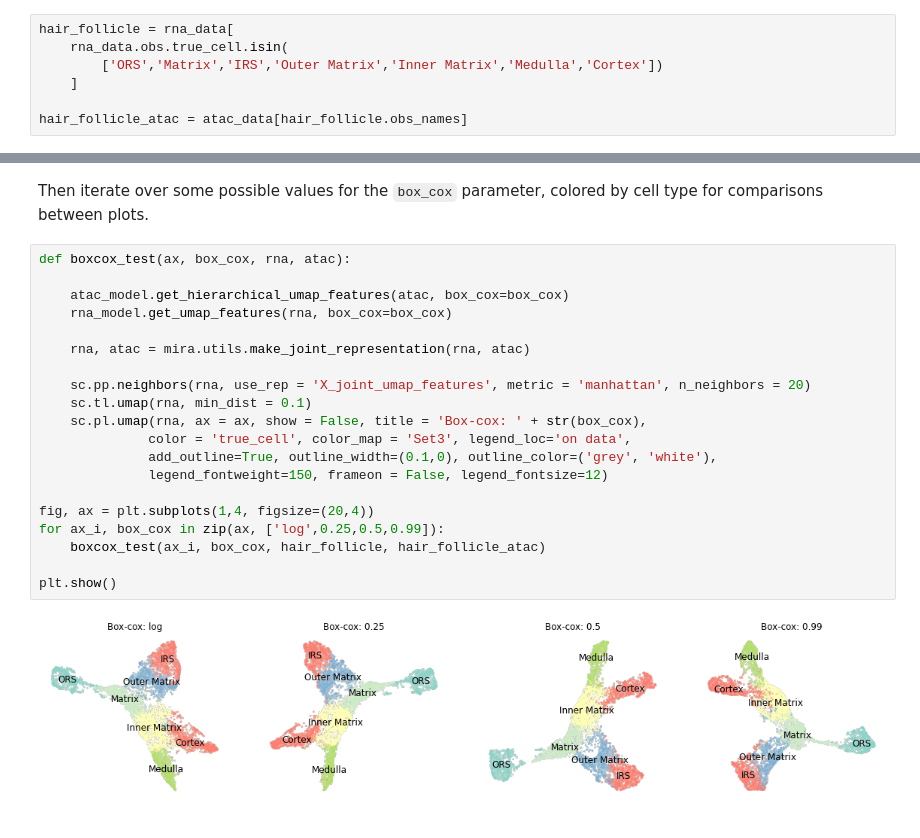
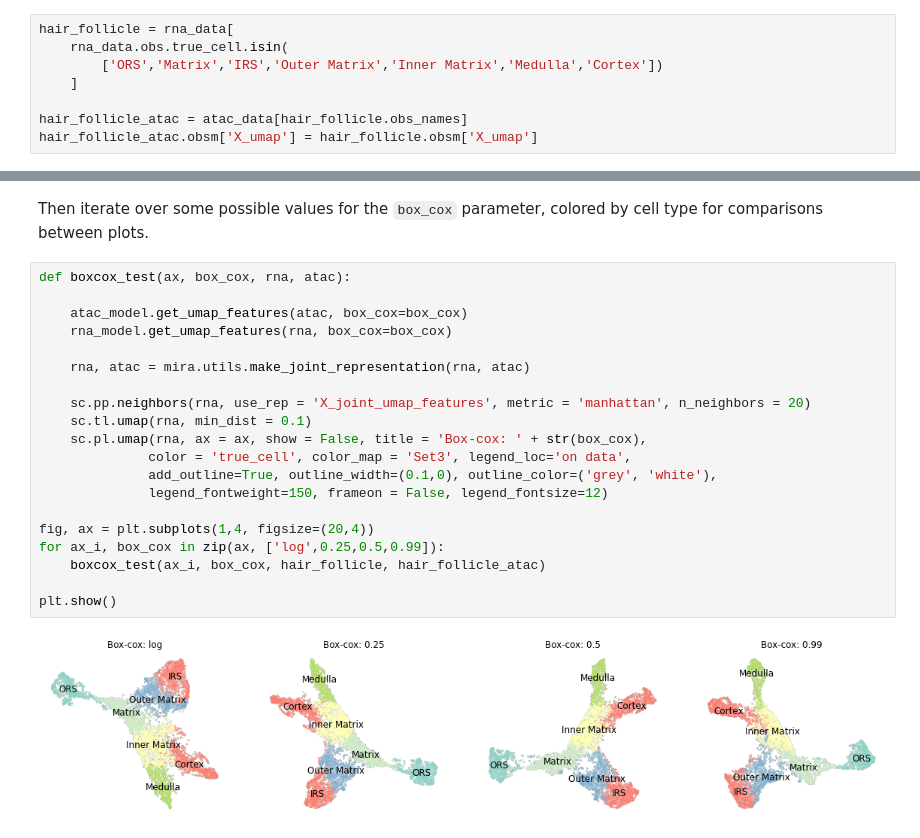
Before and after one commit to cistrome/MIRA, a Jupyter notebook: tutorial_joint_representation.ipynb, the cells around one changed output, grey strips where cells are left out. Saved outputs shown, nothing was run; the diff lists cells and outputs as text.

Commit message:
finished RP model documentation, added topic analysis tutorial notebook

```diff
--- a/tutorial_joint_representation.ipynb
+++ b/tutorial_joint_representation.ipynb
@@ -128,6 +130,7 @@ hair_follicle = rna_data[
     ]
 
 hair_follicle_atac = atac_data[hair_follicle.obs_names]
+hair_follicle_atac.obsm['X_umap'] = hair_follicle.obsm['X_umap']
 # %% [markdown]
 Turn off logging so we aren't swamped with messages:
 # %%
@@ -139,25 +142,25 @@ Then iterate over some possible values for the `box_cox` parameter, colored by c
 # %%
 def boxcox_test(ax, box_cox, rna, atac):
 
-    atac_model.get_hierarchical_umap_features(atac, box_cox=box_cox)
+    atac_model.get_umap_features(atac, box_cox=box_cox)
     rna_model.get_umap_features(rna, box_cox=box_cox)
 
     rna, atac = mira.utils.make_joint_representation(rna, atac)
 
     sc.pp.neighbors(rna, use_rep = 'X_joint_umap_features', metric = 'manhattan', n_neighbors = 20)
     sc.tl.umap(rna, min_dist = 0.1)
     sc.pl.umap(rna, ax = ax, show = False, title = 'Box-cox: ' + str(box_cox),
               color = 'true_cell', color_map = 'Set3', legend_loc='on data',
               add_outline=True, outline_width=(0.1,0), outline_color=('grey', 'white'),
               legend_fontweight=150, frameon = False, legend_fontsize=12)
 
 fig, ax = plt.subplots(1,4, figsize=(20,4))
 for ax_i, box_cox in zip(ax, ['log',0.25,0.5,0.99]):
     boxcox_test(ax_i, box_cox, hair_follicle, hair_follicle_atac)
 
 plt.show()
 # %% [output]
-[figure, old version]
+[figure, new version]
 # %% [markdown]
 We see that as the `box_cox` parameter increases, some finer details in the manifold emerge, such as multiple paths between the *Matrix* and *IRS* cells. For the hair follicle, "log" and 0.99 hide meaningful structure in the data, so it is clear that the optimal `box_cox` transformation for this dataset is somewhere in the realm of 0.25 to 0.5. Notably, **the underlying topic compositions have not changed**, just our definition of the joint-KNN graph and our subsequent view of the it in UMAP space.
 
```
Also changed, not shown: parts of 3 cells of this notebook, 20 other files.
